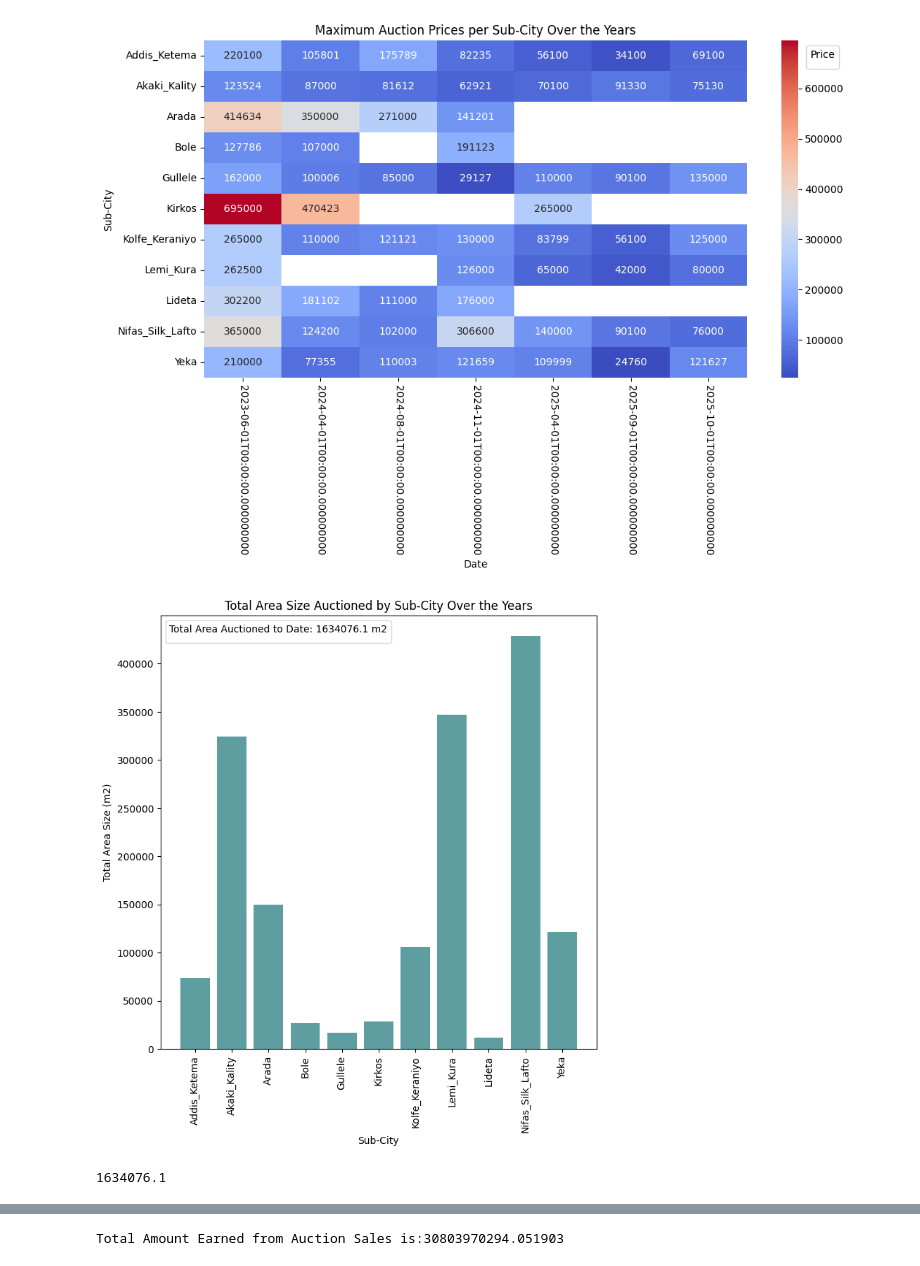
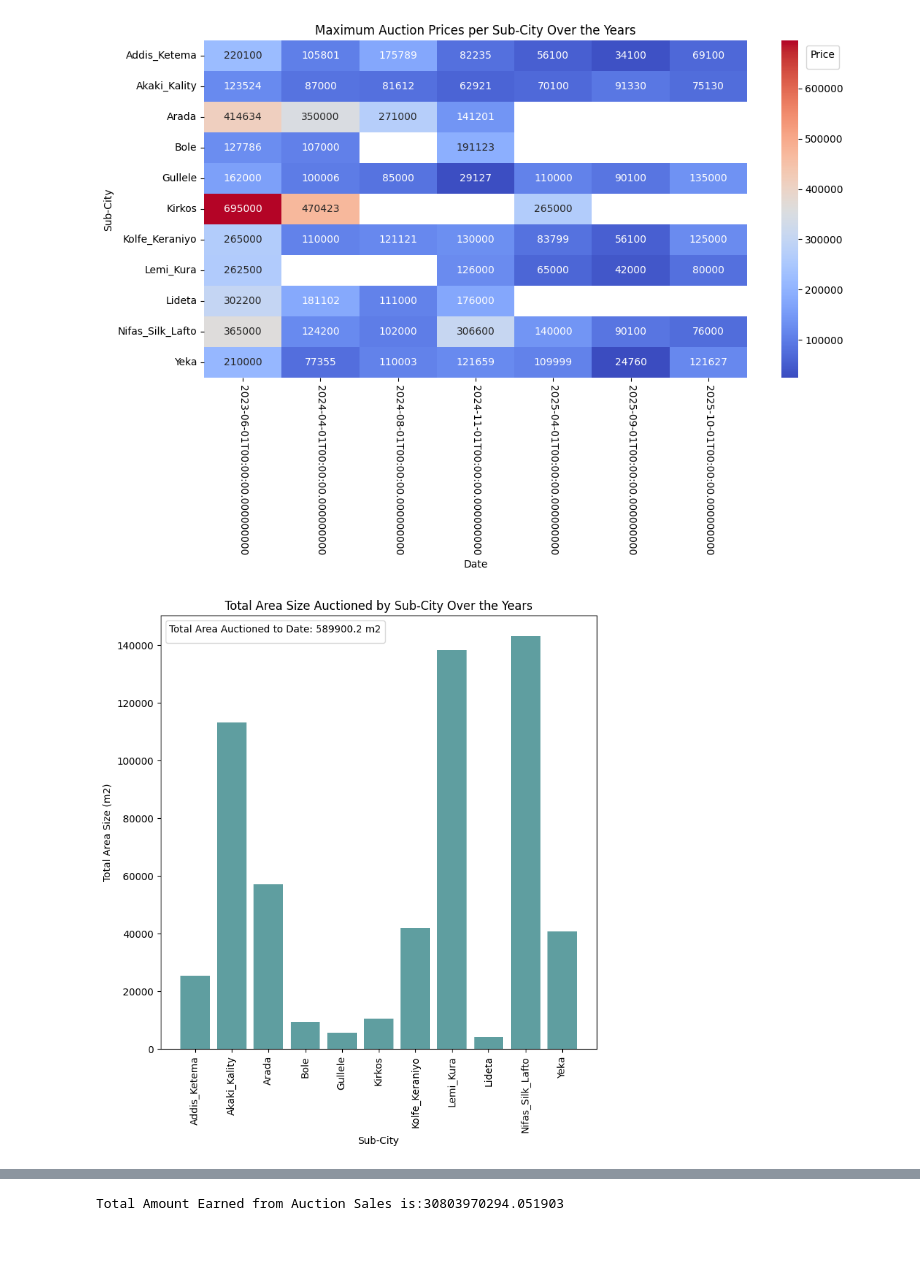
Before and after one commit to Solhemi/Land_auction_price_prediction_model_in_Addis, a Jupyter notebook: land_auction_price_prediction_model.ipynb, the cells around one changed output, grey strips where cells are left out. Drawn from its saved outputs; the diff is of its cells as text; code cells hidden in the pictures.

Commit message:
Revised_total_area

```diff
--- a/land_auction_price_prediction_model.ipynb
+++ b/land_auction_price_prediction_model.ipynb
@@ -196,21 +196,16 @@ plt.legend(title='Price', bbox_to_anchor=(1.10, 1), loc='upper left')
 [figure]
 # %%
 # plot a bar chart showing the total area size auctioned by Sub-City over the years
-for area in auction_df['Area size in m2']:
-    area_size_by_subcity = auction_df.groupby('Sub-City')['Area size in m2'].sum()
+
+area_size_by_subcity = auction_df[(auction_df['winner'] == 'Highest Bidder') | (auction_df['winner'] == 'Highest Point')].groupby('Sub-City')['Area size in m2'].sum()
 total_area_auctioned_to_date = area_size_by_subcity.sum()
 plt.figure(figsize=(8, 8))
-plt.bar(area_size_by_subcity.index, area_size_by_subcity.values, color='cadetblue')
+plt.bar(area_size_by_subcity.index, area_size_by_subcity, color='cadetblue')
 plt.title('Total Area Size Auctioned by Sub-City Over the Years')
 plt.xlabel('Sub-City')
 plt.ylabel('Total Area Size (m2)')
 plt.xticks(rotation=90)
 plt.legend(title =f'Total Area Auctioned to Date: {total_area_auctioned_to_date} m2')
 plt.show()
 # %% [output]
-[figure, old version]
+[figure, new version]
-# %%
-total_area = auction_df['Area size in m2'].sum()
-print(total_area)
-# %% [output]
-1634076.1
```
Also changed, not shown: parts of 1 cell of this notebook.
